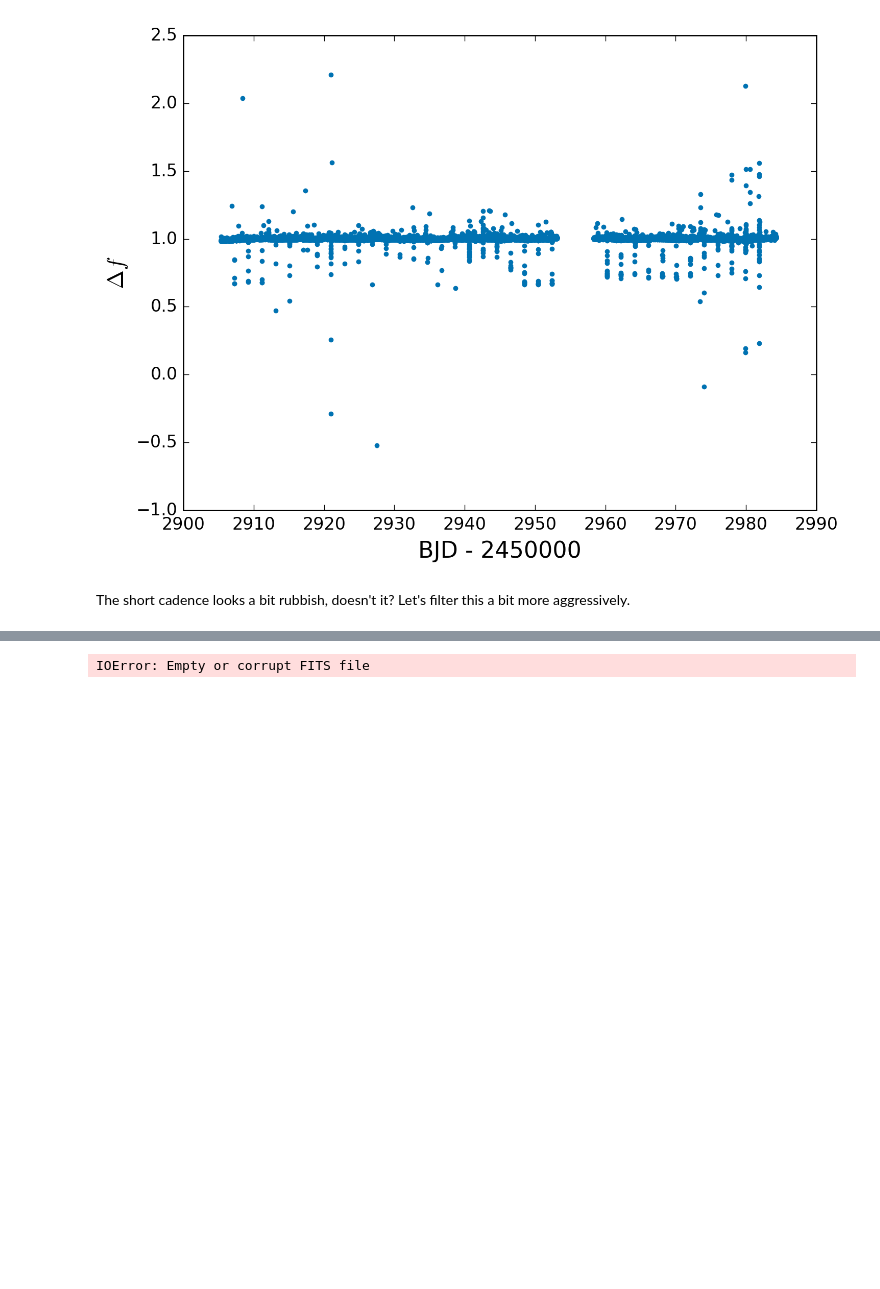
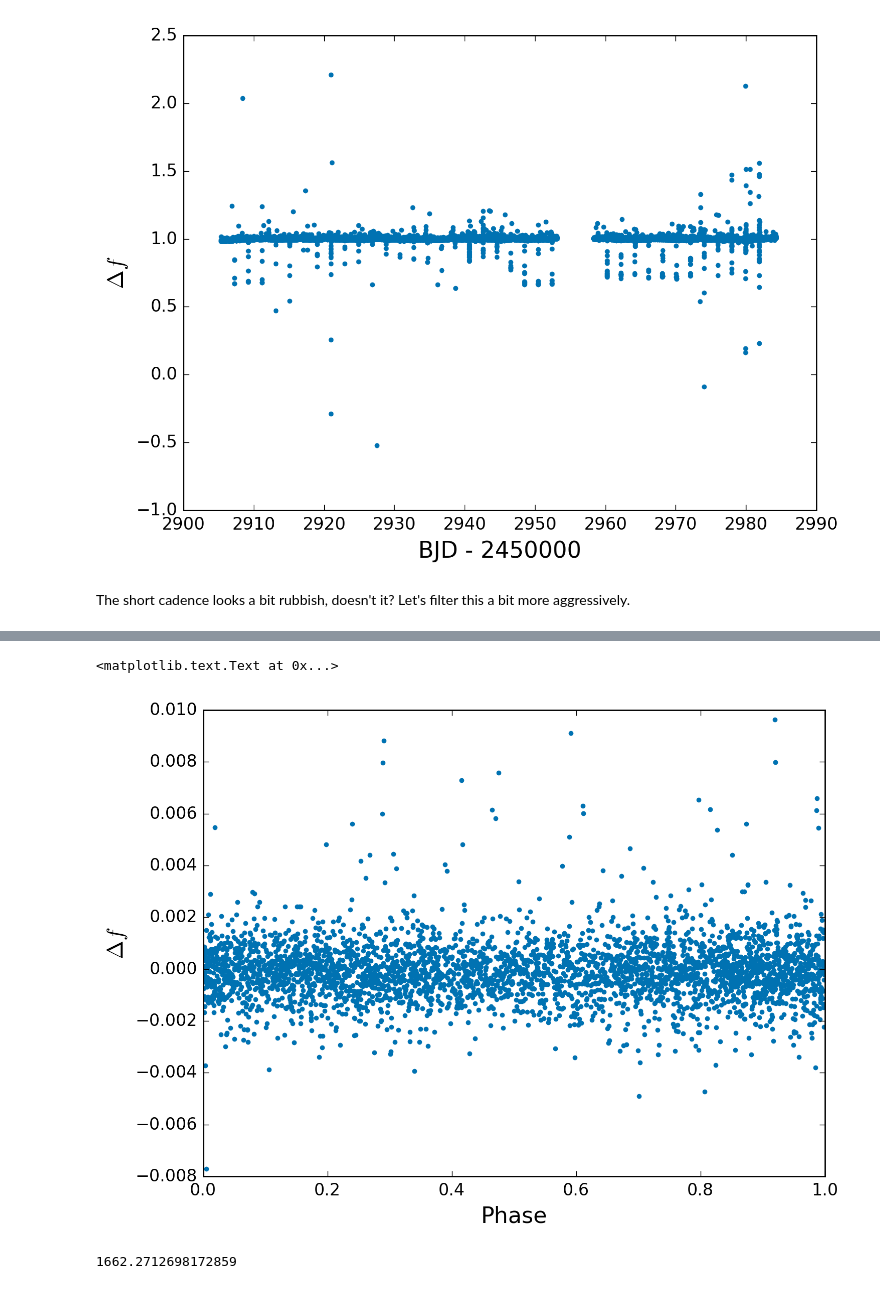
Before and after one commit to benjaminpope/trappist, a Jupyter notebook: trappist_quicklook.ipynb, the cells around one changed output, grey strips where cells are left out. Cells and saved outputs as stored; diff of their text form; code cells hidden in the pictures; blank space fills up the shorter version.

Commit message:
cdpp

```diff
--- a/trappist_quicklook.ipynb
+++ b/trappist_quicklook.ipynb
@@ -129,4 +126,12 @@ from astropy.io import fits
-# %%
-fits.getdata('../trappist_1_k2sc_sc.fits.gz')
-# %% [output]
-IOError: Empty or corrupt FITS file
+# %%
+period_h = 18.764
+folded = ((new_time) % period_h)/period_h
+
+plt.plot(folded,new_flux,'.')
+# plt.xlim(0.4,0.6)
+plt.xlabel('Phase')
+plt.ylabel(r'$\Delta f$')
+# plt.title('Period = %.4f d' % periods[j],y=1.02)
+# %% [output]
+<matplotlib.text.Text at 0x...>
+[figure, added]
@@ -132,0 +140,4 @@ IOError: Empty or corrupt FITS file
+# %%
+cdpp.cdpp(lc['time'],corr_flux_lc)
+# %% [output]
+1662.2712698172859
```
Also changed, not shown: parts of 6 cells of this notebook.
